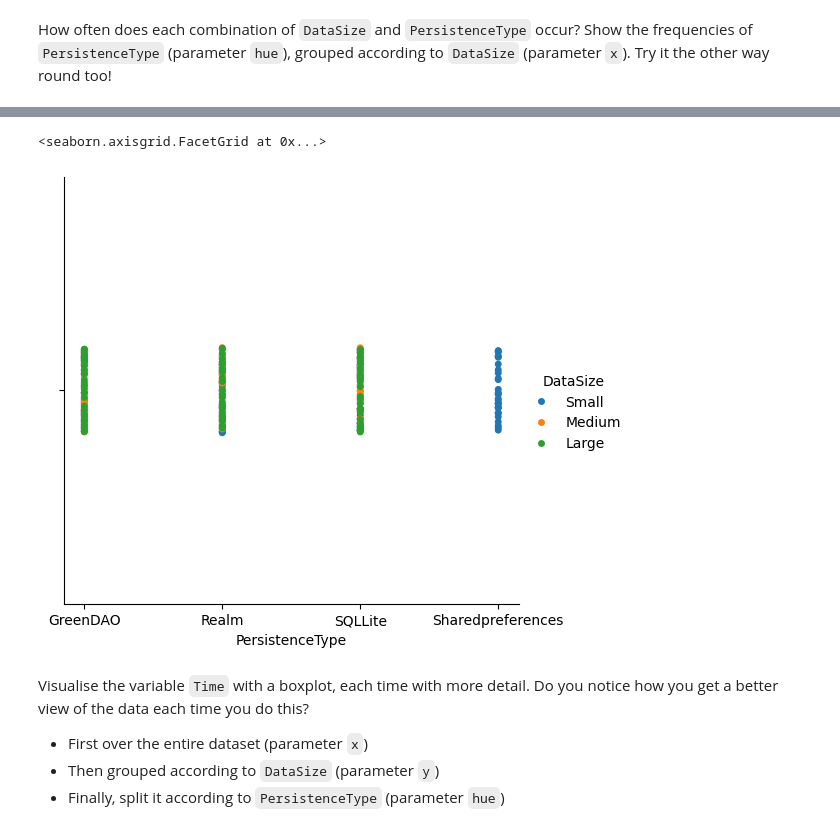
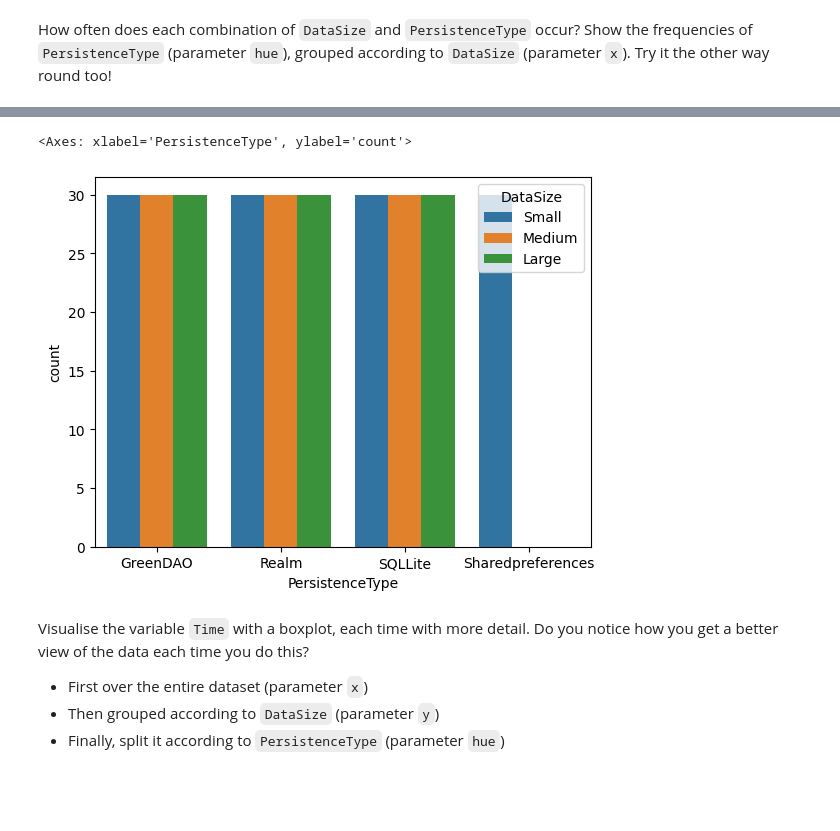
Before and after one commit to nealjoos/dsai-labs, a Jupyter notebook: 2-analysis-1-var/lab-2.06-android-persistence.ipynb, the cells around one changed output, grey strips where cells are left out. Cells and saved outputs as stored; diff of their text form; code cells hidden in the pictures; blank space fills up the shorter version.

```diff
--- a/2-analysis-1-var/lab-2.06-android-persistence.ipynb
+++ b/2-analysis-1-var/lab-2.06-android-persistence.ipynb
@@ -57,8 +59,8 @@ sns.catplot(x=apc.DataSize, hue=apc.PersistenceType)
 # %%
-sns.catplot(x=apc.PersistenceType, hue=apc.DataSize)
+sns.countplot(x=apc.PersistenceType, hue=apc.DataSize)
 # %% [output]
-<seaborn.axisgrid.FacetGrid at 0x...>
+<Axes: xlabel='PersistenceType', ylabel='count'>
-[figure, old version]
+[figure, new version]
 # %% [markdown]
 Visualise the variable `Time` with a boxplot, each time with more detail. Do you notice how you get a better view of the data each time you do this?
 
```
Also changed, not shown: parts of 4 cells of this notebook, 1 other file.
